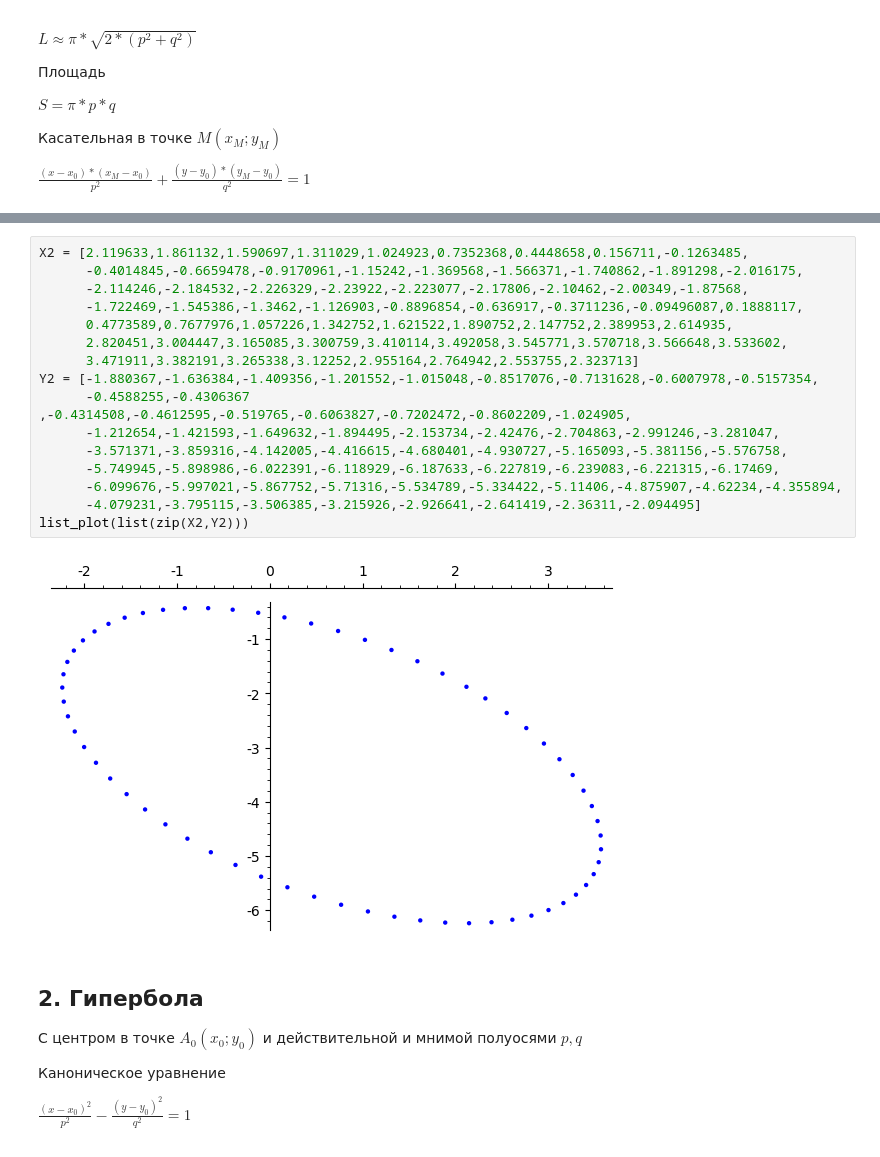
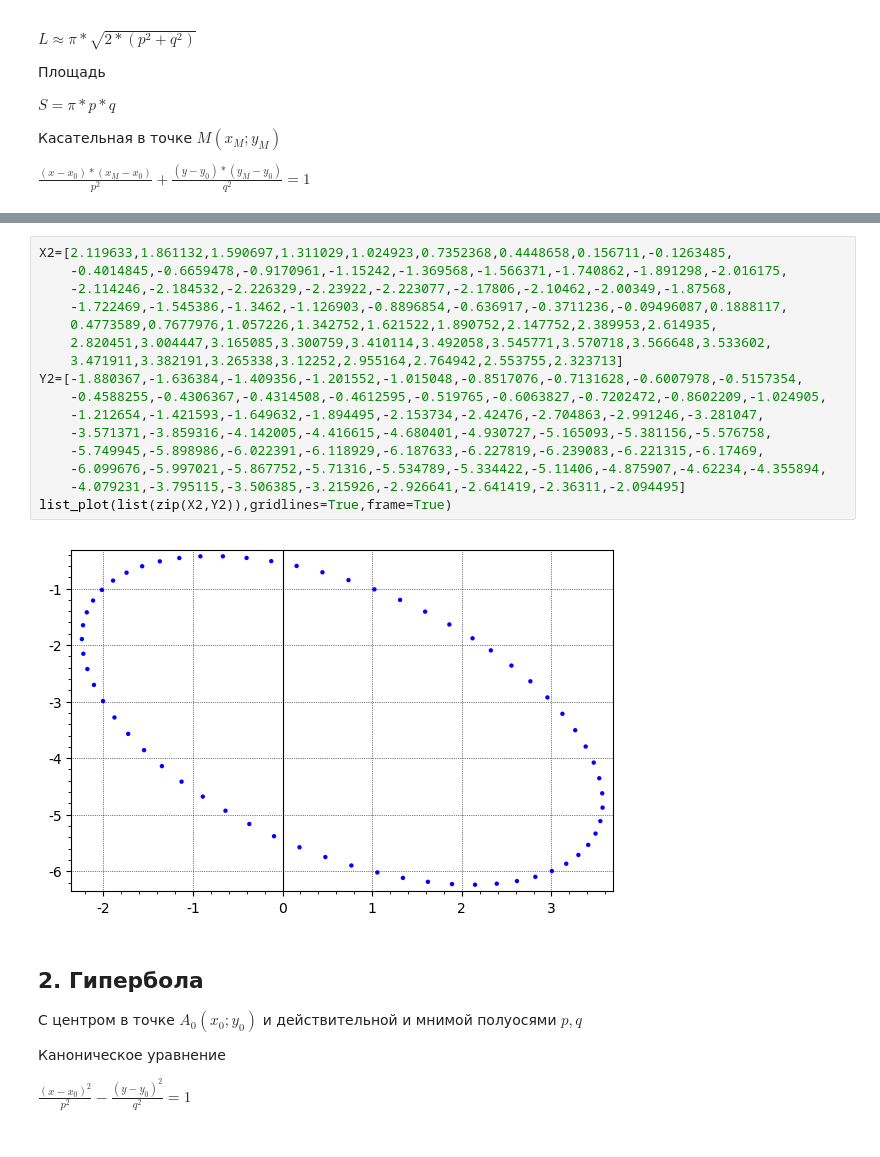
Before and after one commit to OlgaBelitskaya/linear_algebra_practice, a Jupyter notebook: work1_10.ipynb, the cells around one changed output, grey strips where cells are left out. Drawn from its saved outputs; the diff is of its cells as text.

```diff
--- a/work1_10.ipynb
+++ b/work1_10.ipynb
@@ -287,21 +280,21 @@ data.frame(XY2)
 # %%
-X2 = [2.119633,1.861132,1.590697,1.311029,1.024923,0.7352368,0.4448658,0.156711,-0.1263485,
-      -0.4014845,-0.6659478,-0.9170961,-1.15242,-1.369568,-1.566371,-1.740862,-1.891298,-2.016175,
-      -2.114246,-2.184532,-2.226329,-2.23922,-2.223077,-2.17806,-2.10462,-2.00349,-1.87568,
-      -1.722469,-1.545386,-1.3462,-1.126903,-0.8896854,-0.636917,-0.3711236,-0.09496087,0.1888117,
-      0.4773589,0.7677976,1.057226,1.342752,1.621522,1.890752,2.147752,2.389953,2.614935,
-      2.820451,3.004447,3.165085,3.300759,3.410114,3.492058,3.545771,3.570718,3.566648,3.533602,
-      3.471911,3.382191,3.265338,3.12252,2.955164,2.764942,2.553755,2.323713]
-Y2 = [-1.880367,-1.636384,-1.409356,-1.201552,-1.015048,-0.8517076,-0.7131628,-0.6007978,-0.5157354,
-      -0.4588255,-0.4306367 ,-0.4314508,-0.4612595,-0.519765,-0.6063827,-0.7202472,-0.8602209,-1.024905,
-      -1.212654,-1.421593,-1.649632,-1.894495,-2.153734,-2.42476,-2.704863,-2.991246,-3.281047,
-      -3.571371,-3.859316,-4.142005,-4.416615,-4.680401,-4.930727,-5.165093,-5.381156,-5.576758,
-      -5.749945,-5.898986,-6.022391,-6.118929,-6.187633,-6.227819,-6.239083,-6.221315,-6.17469,
-      -6.099676,-5.997021,-5.867752,-5.71316,-5.534789,-5.334422,-5.11406,-4.875907,-4.62234,-4.355894,
-      -4.079231,-3.795115,-3.506385,-3.215926,-2.926641,-2.641419,-2.36311,-2.094495]
-list_plot(list(zip(X2,Y2)))
+X2=[2.119633,1.861132,1.590697,1.311029,1.024923,0.7352368,0.4448658,0.156711,-0.1263485,
+    -0.4014845,-0.6659478,-0.9170961,-1.15242,-1.369568,-1.566371,-1.740862,-1.891298,-2.016175,
+    -2.114246,-2.184532,-2.226329,-2.23922,-2.223077,-2.17806,-2.10462,-2.00349,-1.87568,
+    -1.722469,-1.545386,-1.3462,-1.126903,-0.8896854,-0.636917,-0.3711236,-0.09496087,0.1888117,
+    0.4773589,0.7677976,1.057226,1.342752,1.621522,1.890752,2.147752,2.389953,2.614935,
+    2.820451,3.004447,3.165085,3.300759,3.410114,3.492058,3.545771,3.570718,3.566648,3.533602,
+    3.471911,3.382191,3.265338,3.12252,2.955164,2.764942,2.553755,2.323713]
+Y2=[-1.880367,-1.636384,-1.409356,-1.201552,-1.015048,-0.8517076,-0.7131628,-0.6007978,-0.5157354,
+    -0.4588255,-0.4306367,-0.4314508,-0.4612595,-0.519765,-0.6063827,-0.7202472,-0.8602209,-1.024905,
+    -1.212654,-1.421593,-1.649632,-1.894495,-2.153734,-2.42476,-2.704863,-2.991246,-3.281047,
+    -3.571371,-3.859316,-4.142005,-4.416615,-4.680401,-4.930727,-5.165093,-5.381156,-5.576758,
+    -5.749945,-5.898986,-6.022391,-6.118929,-6.187633,-6.227819,-6.239083,-6.221315,-6.17469,
+    -6.099676,-5.997021,-5.867752,-5.71316,-5.534789,-5.334422,-5.11406,-4.875907,-4.62234,-4.355894,
+    -4.079231,-3.795115,-3.506385,-3.215926,-2.926641,-2.641419,-2.36311,-2.094495]
+list_plot(list(zip(X2,Y2)),gridlines=True,frame=True)
 # %% [output]
-[figure, old version]
+[figure, new version]
 # %% [markdown]
 ## 2. Гипербола
 С центром в точке $A_0 (x_0;y_0)$ и действительной и мнимой полуосями $p,q$
```
Also changed, not shown: parts of 61 cells of this notebook.
